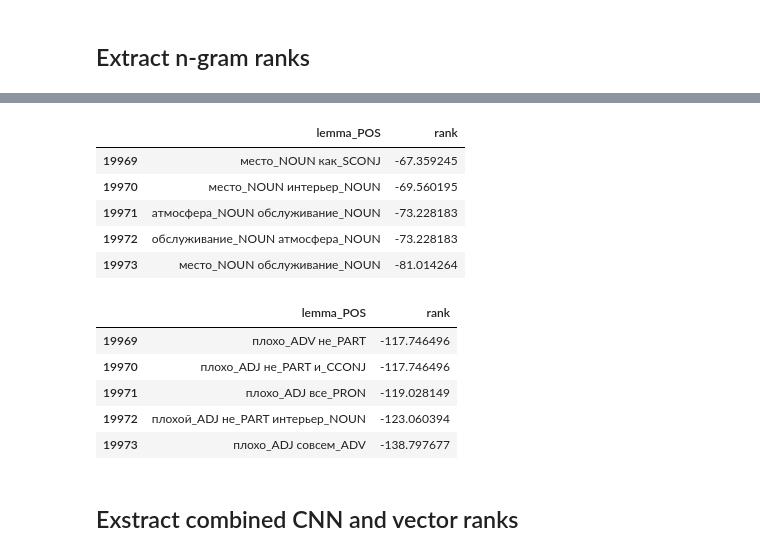
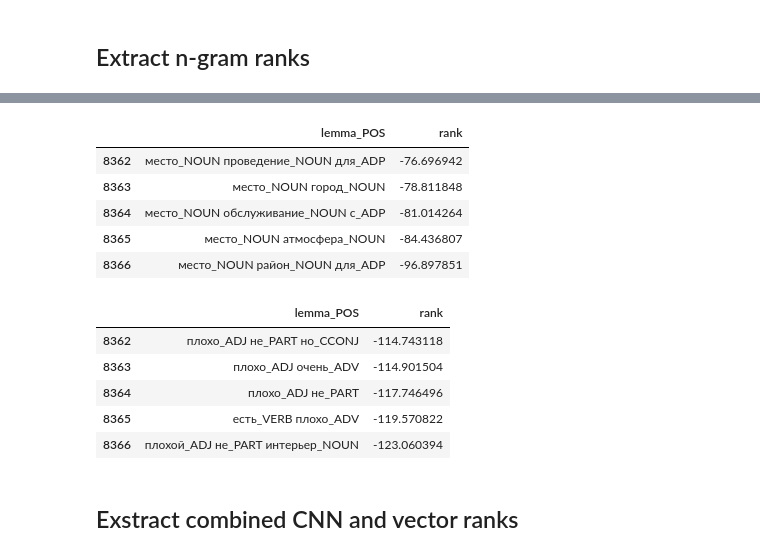
Before and after one commit to AnnaZhuravleva/avtobreja, a Jupyter notebook: crop_at_1_.ipynb, the cells around one changed output, grey strips where cells are left out. Drawn from its saved outputs; the diff is of its cells as text; code cells hidden in the pictures.

```diff
--- a/crop_at_1_.ipynb
+++ b/crop_at_1_.ipynb
@@ -102,23 +102,23 @@ full_food_3grams.cs 100%[===================>] 941.07K  --.-KB/s    in 0.07s
 # %%
-service_n_grams = pd.read_csv('full_service_3grams.csv', sep='\t', names=['lemma_POS', 'rank'])
+service_n_grams = pd.read_csv('service_trigrams.csv', sep='\t', names=['lemma_POS', 'rank'])
 service_n_grams.tail()
 # %% [output]
 |  | lemma_POS | rank |
-| 19969 | место_NOUN как_SCONJ | -67.359245 |
-| 19970 | место_NOUN интерьер_NOUN | -69.560195 |
-| 19971 | атмосфера_NOUN обслуживание_NOUN | -73.228183 |
-| 19972 | обслуживание_NOUN атмосфера_NOUN | -73.228183 |
-| 19973 | место_NOUN обслуживание_NOUN | -81.014264 |
+| 8362 | место_NOUN проведение_NOUN для_ADP | -76.696942 |
+| 8363 | место_NOUN город_NOUN | -78.811848 |
+| 8364 | место_NOUN обслуживание_NOUN с_ADP | -81.014264 |
+| 8365 | место_NOUN атмосфера_NOUN | -84.436807 |
+| 8366 | место_NOUN район_NOUN для_ADP | -96.897851 |
 # %%
-food_n_grams =  pd.read_csv('full_food_3grams.csv', sep='\t', names=['lemma_POS', 'rank'])
+food_n_grams =  pd.read_csv('food_trigrams.csv', sep='\t', names=['lemma_POS', 'rank'])
 food_n_grams.tail()
 # %% [output]
 |  | lemma_POS | rank |
-| 19969 | плохо_ADV не_PART | -117.746496 |
-| 19970 | плохо_ADJ не_PART и_CCONJ | -117.746496 |
-| 19971 | плохо_ADJ все_PRON | -119.028149 |
-| 19972 | плохой_ADJ не_PART интерьер_NOUN | -123.060394 |
-| 19973 | плохо_ADJ совсем_ADV | -138.797677 |
+| 8362 | плохо_ADJ не_PART но_CCONJ | -114.743118 |
+| 8363 | плохо_ADJ очень_ADV | -114.901504 |
+| 8364 | плохо_ADJ не_PART | -117.746496 |
+| 8365 | есть_VERB плохо_ADV | -119.570822 |
+| 8366 | плохой_ADJ не_PART интерьер_NOUN | -123.060394 |
 # %% [markdown]
 ## Exstract combined CNN and vector ranks
 # %%
```
Also changed, not shown: parts of 20 cells of this notebook.
